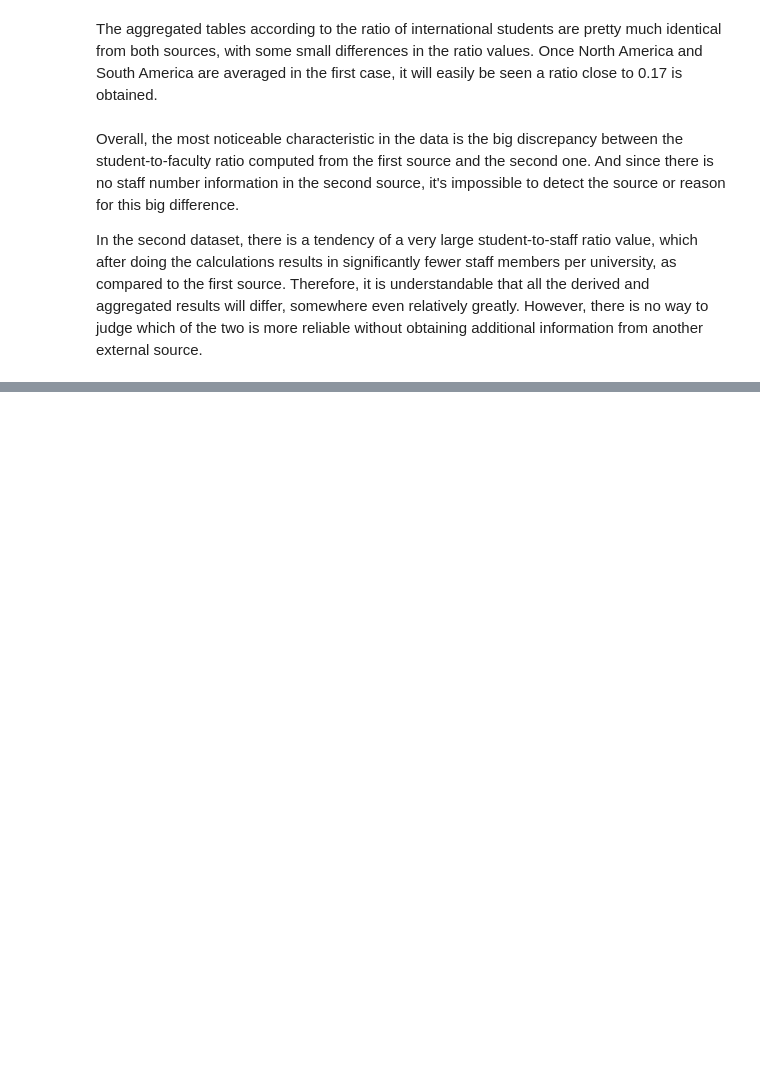
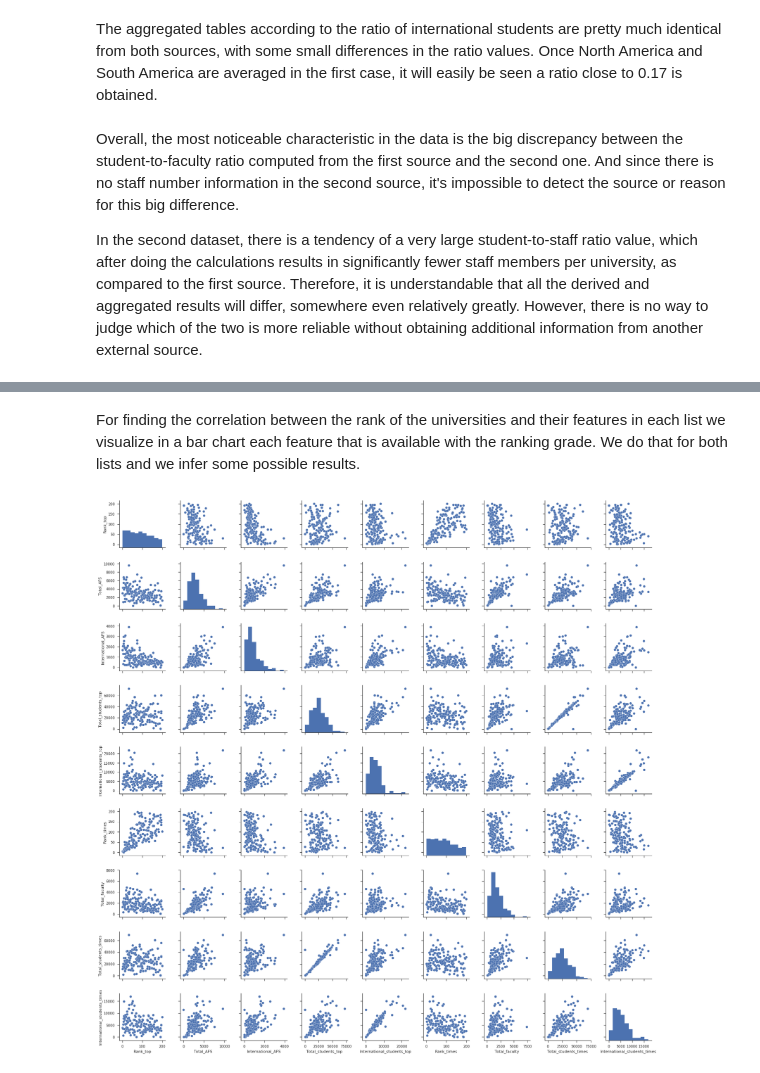
Before and after one commit to martinj96/Ada2017, a Jupyter notebook: Homework 2/Homework2.ipynb, the cells around one changed output, grey strips where cells are left out. Saved outputs shown, nothing was run; the diff lists cells and outputs as text; code cells hidden in the pictures; blank space fills up the shorter version.

Commit message:
Partially Done

```diff
--- a/Homework 2/Homework2.ipynb
+++ b/Homework 2/Homework2.ipynb
@@ -210,6 +244,7 @@ times_ranking_json = requests.get(base_url + ranking_data_json_path).json()
 times_ranking = times_ranking_json['data']
 
 times_ranking_array = []
+times_ranking_array_url = []
 country_region_mapping = {}
 # The case of South Korea needs to be treated manually since the official name of the country is
 # Republic of Korea, and it's not recognised by the API service
@@ -228,7 +263,7 @@ for uni_object in times_ranking:
         uni_name = uni_object['name']
         uni_country = uni_object['location']
         uni_url = uni_object['url']
-
+        uni_url_name2 = uni_url.rsplit('/',1)[-1]
         # The absolute number of international students is not given, but it can easily be computed
         # based on the percentage of international students and the total number of students
         uni_total_students = int(re.sub(',', '', uni_object['stats_number_students'])) # Remove the thousands separator
@@ -267,6 +302,18 @@ for uni_object in times_ranking:
             'Total_students': uni_total_students
         })
 
+        times_ranking_array_url.append({
+            'Rank': uni_rank,
+            'Name': uni_name,
+            'Country': uni_country,
+            'Region': uni_region,
+            'International_faculty': None,
+            'Total_faculty': uni_total_staff,
+            'International_students': uni_international_students,
+            'Total_students': uni_total_students,
+            'Uni_URL': uni_url_name2
+        })
+
     except ValueError as e:
         print(e)
         print("ERROR")
@@ -275,6 +322,9 @@ for uni_object in times_ranking:
 times_ranking_df = pd.DataFrame(times_ranking_array)[['Rank', 'Name', 'Country', 'Region',
                                                       'Total_faculty', 'International_faculty',
                                                       'Total_students', 'International_students']]
+times_ranking_url_df = pd.DataFrame(times_ranking_array_url)[['Rank', 'Name', 'Country', 'Region',
+                                                      'Total_faculty', 'International_faculty',
+                                                      'Total_students', 'International_students','Uni_URL']]
 times_ranking_df.head()
 # %% [output]
 |  | Rank | Name | Country | Region | Total_faculty | International_faculty | Total_students | ... |
@@ -416,0 +581,23 @@ In the second dataset, there is a tendency of a very large student-to-staff rati
+# %%
+matches = [(data_url[data_url['Uni_URL'].str.contains(x)],x) for x in times_ranking_url_df['Uni_URL']]
+
+cleaned_matches = []
+for (i,j) in matches:
+    if i.empty == False:
+        cleaned_matches.append((i,j))
+matched_idx = [(x.index.values[0],y) for x,y in cleaned_matches]
+data_url
+for (x,y) in matched_idx:
+    #print (x,y)
+    data_url.loc[int(x),'Uni_URL'] = y
+data_url
+#times_ranking_url_df
+#partial = pd.Series(data=times_ranking_url_df['Uni_URL'],index=matched_idx)
+
+total = data_url.merge(times_ranking_url_df, on = 'Uni_URL', how='inner',suffixes=('_top', '_times')).drop('Uni_URL',axis='columns').drop('International_faculty',axis = 'columns')
+writer = pd.ExcelWriter('total.xlsx', engine='xlsxwriter')
+# Convert the dataframe to an XlsxWriter Excel object.
+total.to_excel(writer, sheet_name='Sheet1')
+# Close the Pandas Excel writer and output the Excel file.
+writer.save()
+total
@@ -416,0 +625,8 @@ In the second dataset, there is a tendency of a very large student-to-staff rati
+# %% [markdown]
+For finding the correlation between the rank of the universities and their features in each list we visualize in a bar chart each feature that is available with the ranking grade. We do that for both lists and we infer some possible results.
+# %%
+import seaborn as sns
+sns.set(style="ticks", color_codes=True)
+g = sns.pairplot(total)
+# %% [output]
+[figure, added]
```
Also changed, not shown: parts of 22 cells of this notebook.
